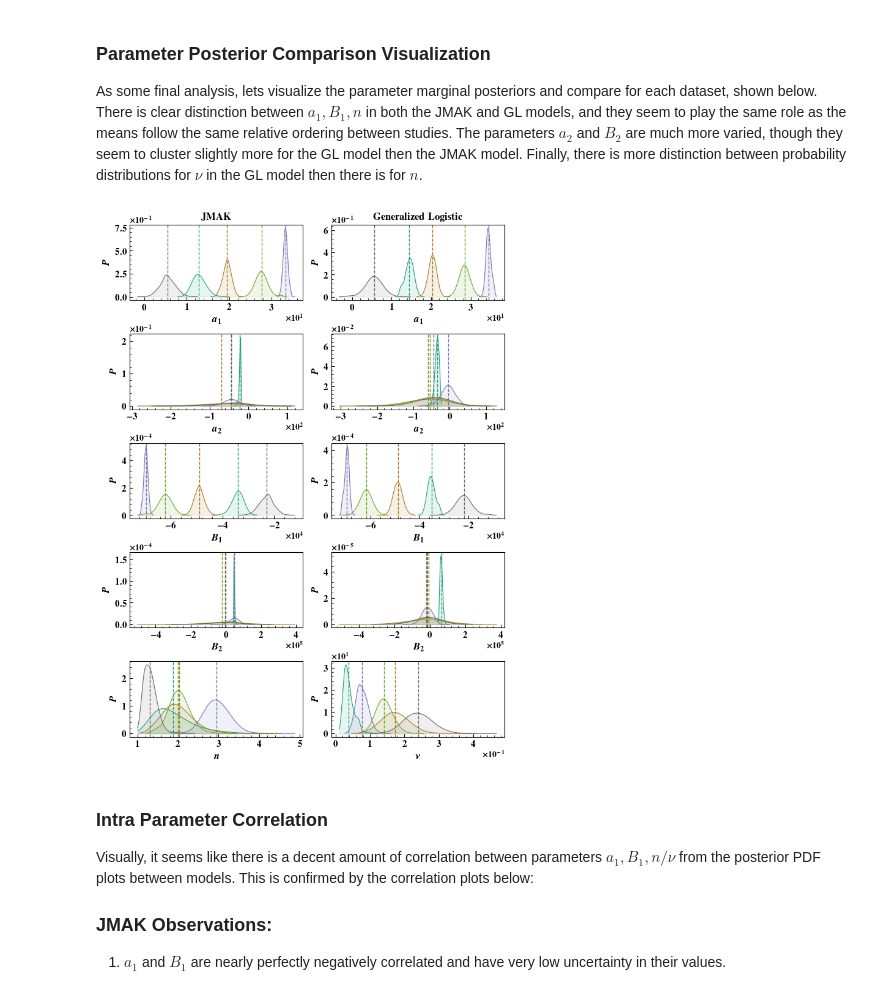
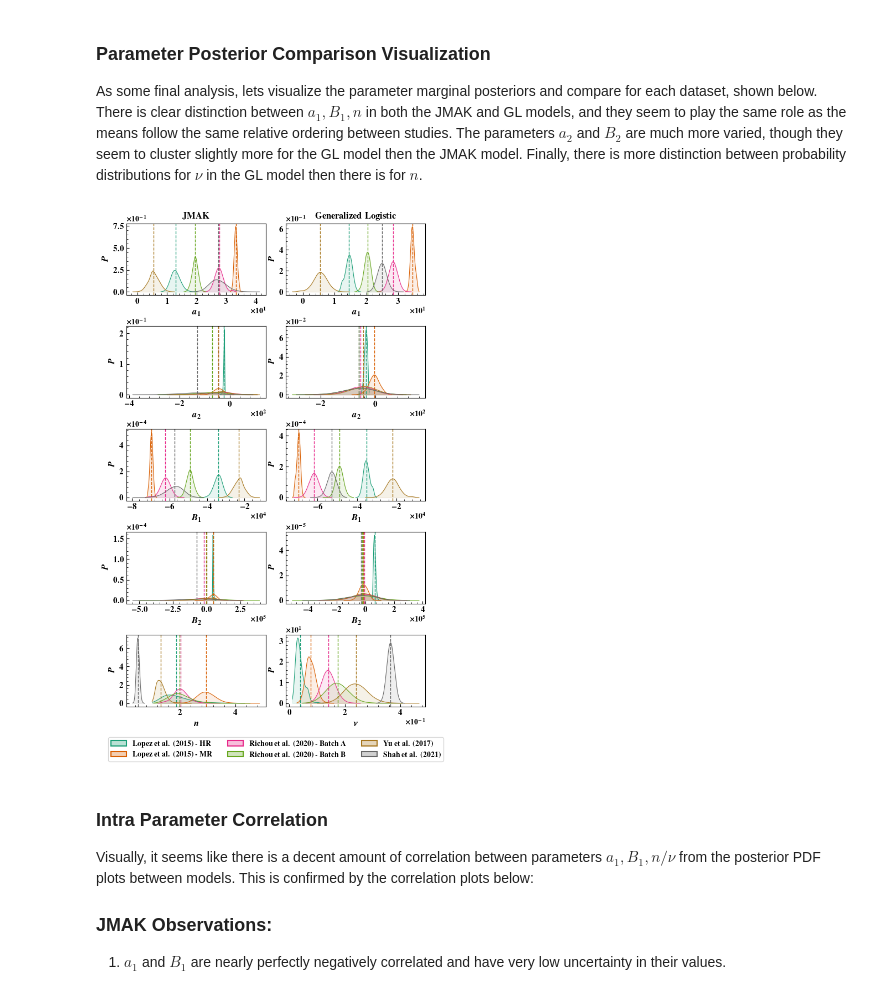
Before and after one commit to ml-ME-gatech/modeling_tungsten, a Jupyter notebook: recrystallization/model_inference/recrystillization_inference.ipynb, the cells around one changed output. Cells and saved outputs as stored; diff of their text form; code cells hidden in the pictures.

Commit message:
Added Shah data
found another paper with recrystallization data, though the experiments are conducted at fixed time and varying temperature.

```diff
--- a/recrystallization/model_inference/recrystillization_inference.ipynb
+++ b/recrystallization/model_inference/recrystillization_inference.ipynb
@@ -163,18 +163,22 @@ rng_key, rng_key_ = random.split(rng_key)
 
 
 #specify the model name and the file containing the data we are fitting to
-model_name = 'Generalized Logistic_{}'
+model_name = 'JMAK_{}'
 model_setup = jmak_fit_model_setup if 'JMAK' in model_name else gl_fit_model_setup
 numpyro_model = jmak_numpyro_model if 'JMAK' in model_name else glm_numpyro_model
 ep_param = 'n' if 'JMAK' in model_name else 'nu'
 
-for ff in ['alfonso_data/moderate_roll.csv','richou_data/batch_b_data.csv','richou_data/batch_a_data.csv','yu_data/data.csv']:
+#for ff in ['alfonso_data/moderate_roll.csv','richou_data/batch_b_data.csv','richou_data/batch_a_data.csv','yu_data/data.csv']:
+for ff in ['shah_data/data.csv']:
     file = DATA_DIR.joinpath(ff)
 
     #same function as in initial_least_squares_comparison.ipynb
     t,T,X,df,bounds,p0 = model_setup(str(file), mult = get_data_multiplier(file))
 
     #estimate the standard deviation of the parameters
+    if bounds is None:
+        bounds = np.load(MODEL_PATH.joinpath(f'{model_name.format(get_data_label(file))}_bounds.npy'))
+
     pstd= (bounds[:,1] - bounds[:,0])/4
     pstd = pstd[1:]
 
@@ -266,12 +270,12 @@ def jmak_likelihood(params: jnp.ndarray,
 
     return likelihood.log_prob(X).sum()
 
-model_name = 'Generalized Logistic_{}'
+model_name = 'JMAK_{}'
 likelihood_func = jmak_likelihood if 'JMAK' in model_name else gl_likelihood
 model_setup = jmak_fit_model_setup if 'JMAK' in model_name else gl_fit_model_setup
 ep_param = 'n' if 'JMAK' in model_name else 'nu'
 
-for ff in ['alfonso_data/highly_rolled.csv','alfonso_data/moderate_roll.csv','richou_data/batch_b_data.csv','richou_data/batch_a_data.csv','yu_data/data.csv']:
+for ff in ['shah_data/data.csv']:
     file = DATA_DIR.joinpath(ff)
 
     #we want to minimize the negative likelihood
@@ -479,8 +481,8 @@ In general, the mean values computed from the posterior samples, and indeed the
 from scipy.stats import gaussian_kde
 
 #setup
-file = DATA_DIR.joinpath('alfonso_data/moderate_roll.csv')
-model_name = 'JMAK_{}'
+file = DATA_DIR.joinpath('shah_data/data.csv')
+model_name = 'Generalized Logistic_{}'
 with open(INFERENCE_PATH.joinpath(f'{model_name.format(get_data_label(file))}_samples.pkl'),'rb') as f:
     posterior_samples = pickle.load(f)
 
@@ -535,7 +537,21 @@ with open(INFERENCE_PATH.joinpath(f'{model_name.format(get_data_label(file))}_kd
 
 As some final analysis, lets visualize the parameter marginal posteriors and compare for each dataset, shown below. There is clear distinction between $a_1,B_1,n$ in both the JMAK and GL models, and they seem to play the same role as the means follow the same relative ordering between studies. The parameters $a_2$ and $B_2$ are much more varied, though they seem to cluster slightly more for the GL model then the JMAK model. Finally, there is more distinction between probability distributions for $\nu$ in the GL model then there is for $n$.
 # %%
-fig,axes = plt.subplots(nrows = 5,ncols = 2,figsize = (6.5,9))
+from common_util import _FILE_TO_LABEL as file_to_label
+import matplotlib.patches as mpatches
+
+fig,axes = plt.subplot_mosaic("""
+                              01
+                              23
+                              45
+                              67
+                              89
+                              AA
+                              """,figsize = (6.5,10),
+                              height_ratios= [1,1,1,1,1,0.33])
+
+legend_axes = axes['A']
+axes = np.array([axes[key] for key in axes.keys() if key != 'A']).reshape(5,2)
 
 colors = plt.get_cmap('Dark2')(np.linspace(0,1,len(file_to_label)))
 for k,model_name in enumerate(['JMAK_{}','Generalized Logistic_{}']):
@@ -546,35 +562,40 @@ for k,model_name in enumerate(['JMAK_{}','Generalized Logistic_{}']):
         #read stored KDES + summary stats of parameters for later visualization and analysis
         with open(INFERENCE_PATH.joinpath(f'{model_name.format(file_to_label[file])}_kde.pkl'),'rb') as f:
             model_kde = dill.load(f)
 
         #read in posterior samples from file
         with open(INFERENCE_PATH.joinpath(f'{model_name.format(file_to_label[file])}_samples.pkl'),'rb') as f:
             posterior_samples = pickle.load(f)
 
         #get inference summary from file
         inf_summary = pd.read_csv(INFERENCE_PATH.joinpath(f'{model_name.format(file_to_label[file])}_params.csv'),index_col = 0)
         for ax,param in zip(axes[:,k],parameters):
 
             ax.axvline(inf_summary.loc[param,'mean'],color = colors[i],lw = 1.0,ls = '--')
             x = np.linspace(np.min(posterior_samples[param]),
                         np.max(posterior_samples[param]),1000)
             pde_plot = model_kde[param](x)
             ax.plot(x,pde_plot,color = colors[i],label = file_to_label[file],lw = 0.75)
             ax.fill_between(x,0,pde_plot,color = colors[i],alpha = 0.1)
 
     for ax,p in zip(axes[:,k],parameters.values()):
         setup_axis_default(ax)
         ax.ticklabel_format(axis = 'both',style = 'sci',scilimits = (0,0))
         ax.set_xlabel(p,fontsize = 12)
         ax.set_ylabel('$P$',fontsize = 12)
 
 axes[0,0].set_title(r'\textbf{JMAK}',fontsize = 12)
 axes[0,1].set_title(r'\textbf{Generalized Logistic}',fontsize = 12)
 
-fig.tight_layout(pad = 0.15)
+legend_patches  = [mpatches.Patch(facecolor = tuple(list(color)[:-1] + [0.3]),edgecolor  = color,
+                                  label = r'\textbf{' + file_to_label[file] + '}',lw = 1.5) for color,file in zip(colors,file_to_label.keys())]
+legend_axes.legend(handles = legend_patches,fontsize = 10,ncol = 3,loc = 'center')
+legend_axes.axis('off')
+
+fig.tight_layout(pad = 0.25)
 fig.savefig(GIT_IMAGE_PATH.joinpath('posterior_kde_comparison.svg'),bbox_inches = 'tight')
 # %% [output]
-[figure, old version]
+[figure, new version]
 # %% [markdown]
 ### Intra Parameter Correlation
 
```
Also changed, not shown: parts of 4 cells of this notebook, 53 other files.
